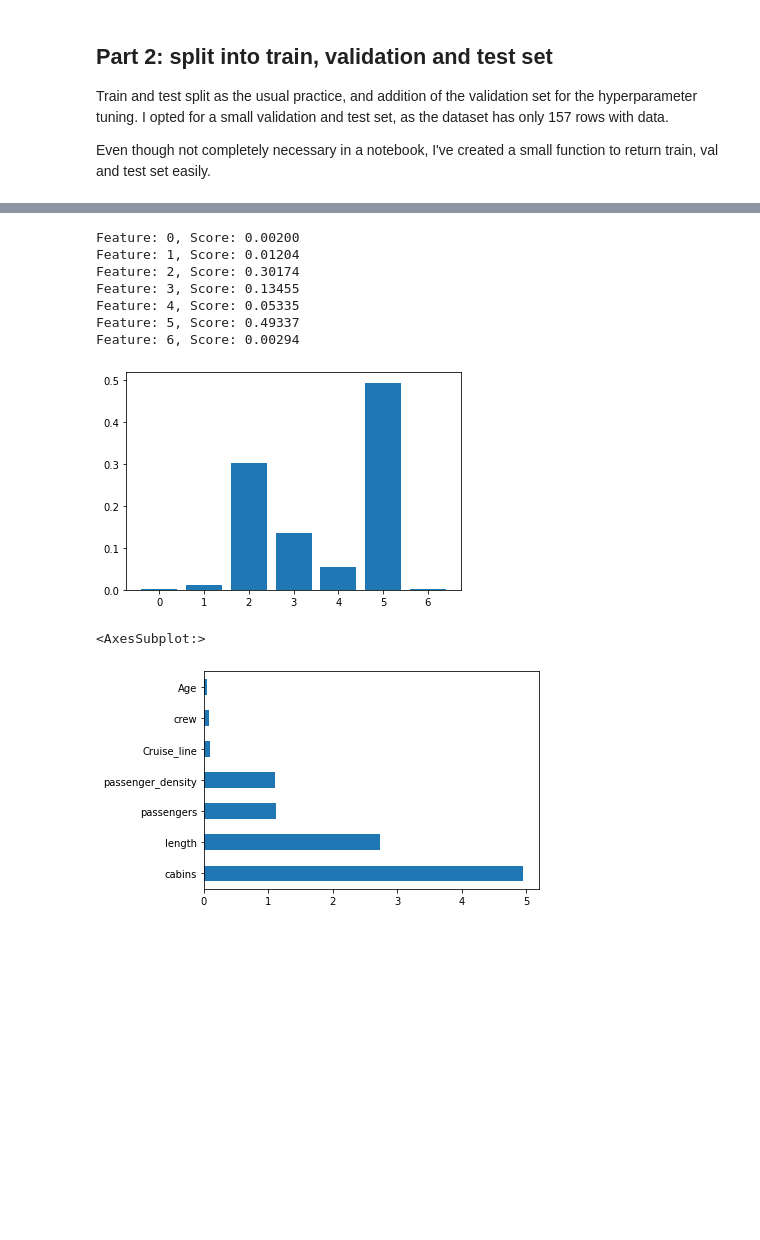
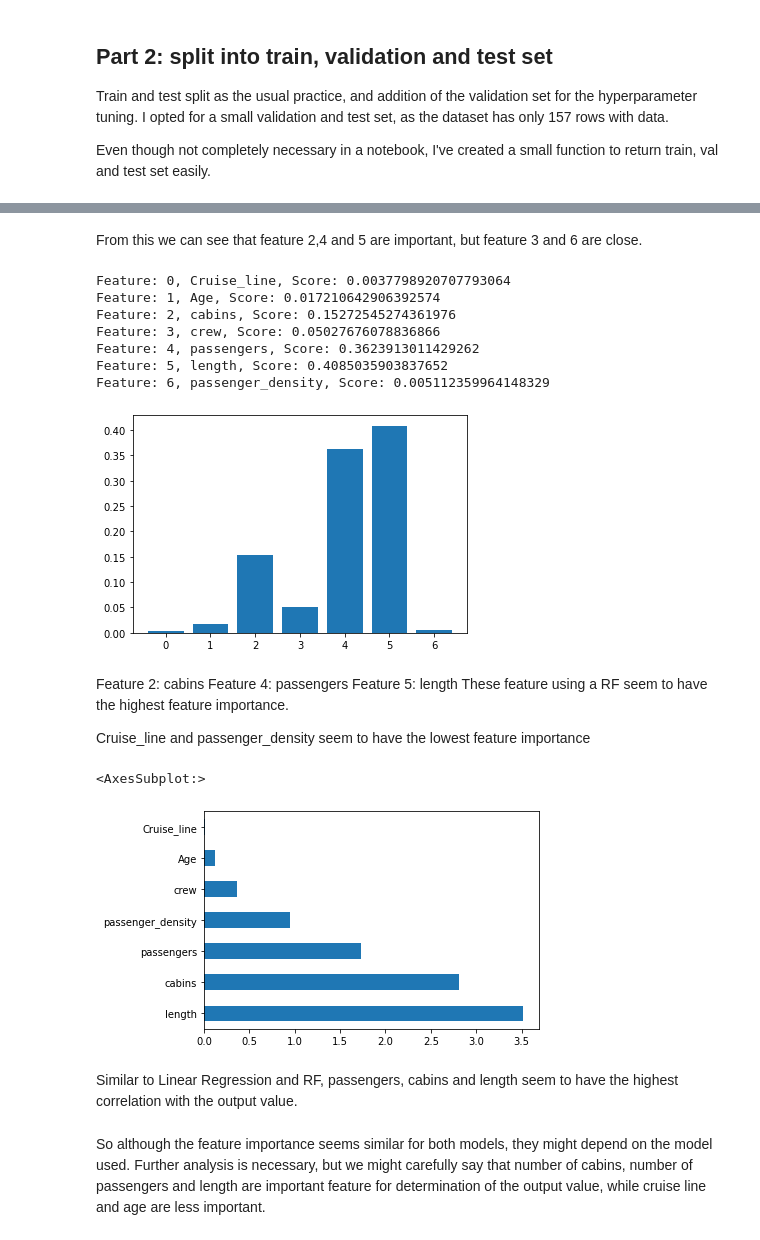
Before and after one commit to sinievanderben/DDG, a Jupyter notebook: ship.ipynb, the cells around one changed output, grey strips where cells are left out. Drawn from its saved outputs; the diff is of its cells as text; code cells hidden in the pictures; blank space fills up the shorter version.

```diff
--- a/ship.ipynb
+++ b/ship.ipynb
@@ -154,0 +157,17 @@ First we try to get a baseline by using all features and then use a function to
+# %%
+from sklearn.linear_model import LinearRegression
+
+model = LinearRegression()
+
+model.fit(X_train, y_train)
+
+importance = model.coef_
+
+feat_names = ['Cruise_line', 'Age', 'cabins', 'crew', 'passengers',
+       'length', 'passenger_density']
+
+for i,v in enumerate(importance):
+	print('Feature: {0}, {1}, Score: {2}'.format(i, feat_names[i],v))
+
+pyplot.bar([x for x in range(len(importance))], importance)
+pyplot.show()
@@ -155,26 +183,38 @@ First we try to get a baseline by using all features and then use a function to
+# %% [markdown]
+From this we can see that feature 2,4 and 5 are important, but feature 3 and 6 are close.
 # %%
 from sklearn.ensemble import RandomForestRegressor
 from matplotlib import pyplot
 
 model = RandomForestRegressor()
 
 model.fit(X_train, y_train)
 importance = model.feature_importances_
 
+feat_names = ['Cruise_line', 'Age', 'cabins', 'crew', 'passengers',
+       'length', 'passenger_density']
+
 for i,v in enumerate(importance):
-	print('Feature: %0d, Score: %.5f' % (i,v))
+	print('Feature: {0}, {1}, Score: {2}'.format(i, feat_names[i],v))
 
 pyplot.bar([x for x in range(len(importance))], importance)
 pyplot.show()
 # %% [output]
-Feature: 0, Score: 0.00200
-Feature: 1, Score: 0.01204
-Feature: 2, Score: 0.30174
-Feature: 3, Score: 0.13455
-Feature: 4, Score: 0.05335
-Feature: 5, Score: 0.49337
-Feature: 6, Score: 0.00294
+Feature: 0, Cruise_line, Score: 0.0037798920707793064
+Feature: 1, Age, Score: 0.017210642906392574
+Feature: 2, cabins, Score: 0.15272545274361976
+Feature: 3, crew, Score: 0.05027676078836866
+Feature: 4, passengers, Score: 0.3623913011429262
+Feature: 5, length, Score: 0.4085035903837652
+Feature: 6, passenger_density, Score: 0.005112359964148329
-[figure, old version]
+[figure, new version]
+# %% [markdown]
+Feature 2: cabins
+Feature 4: passengers
+Feature 5: length
+These feature using a RF seem to have the highest feature importance.
+
+Cruise_line and passenger_density seem to have the lowest feature importance
 # %%
 from sklearn.svm import SVR
 
@@ -182,8 +222,11 @@ model = SVR(kernel = 'linear')
 
 model.fit(X_train, y_train)
 
-
 pd.Series(abs(model.coef_[0]), index=X_train.columns).nlargest(10).plot(kind='barh')
 # %% [output]
 <AxesSubplot:>
-[figure, old version]
+[figure, new version]
+# %% [markdown]
+Similar to Linear Regression and RF, passengers, cabins and length seem to have the highest correlation with the output value.
+# %% [markdown]
+So although the feature importance seems similar for both models, they might depend on the model used. Further analysis is necessary, but we might carefully say that number of cabins, number of passengers and length are important feature for determination of the output value, while cruise line and age are less important.
```
Also changed, not shown: parts of 4 cells of this notebook, 1 other file.
